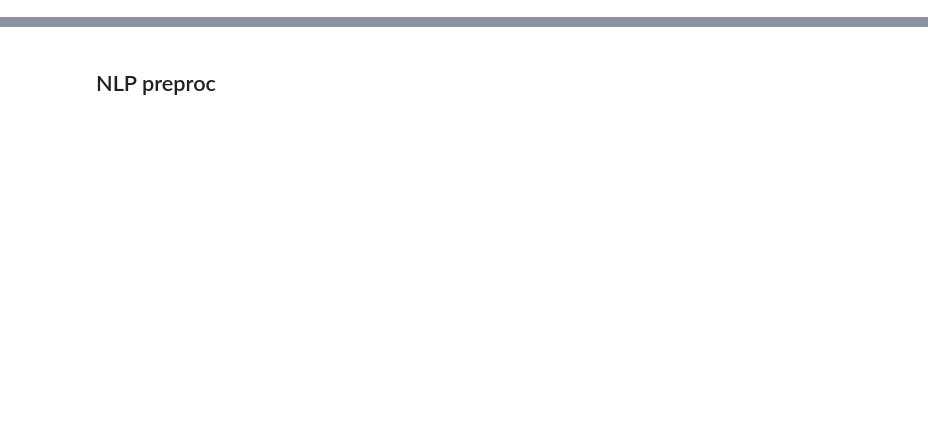
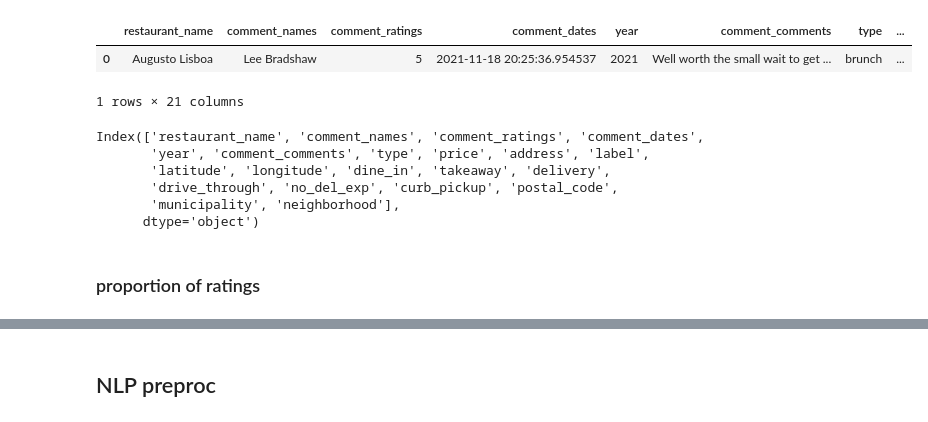
Before and after one commit to MalouO/small_business, a Jupyter notebook: notebooks/NLP_JB.ipynb, the cells around one changed output, grey strips where cells are left out. Drawn from its saved outputs; the diff is of its cells as text; code cells hidden in the pictures; blank space fills up the shorter version.

```diff
--- a/notebooks/NLP_JB.ipynb
+++ b/notebooks/NLP_JB.ipynb
@@ -14,0 +27,18 @@ filtered_df = pd.read_csv("../raw_data/merged_df.csv")
+# %%
+cleaned_merged_df = merged_df.drop(columns=['Unnamed: 0', 'review_count', 'rating'])
+cleaned_merged_df.head(1)
+# %% [output]
+|  | restaurant_name | comment_names | comment_ratings | comment_dates | year | comment_comments | type | ... |
+| 0 | Augusto Lisboa | Lee Bradshaw | 5 | 2021-11-18 20:25:36.954537 | 2021 | Well worth the small wait to get ... | brunch | ... |
+1 rows × 21 columns
+# %%
+cleaned_merged_df.columns
+# %% [output]
+Index(['restaurant_name', 'comment_names', 'comment_ratings', 'comment_dates',
+       'year', 'comment_comments', 'type', 'price', 'address', 'label',
+       'latitude', 'longitude', 'dine_in', 'takeaway', 'delivery',
+       'drive_through', 'no_del_exp', 'curb_pickup', 'postal_code',
+       'municipality', 'neighborhood'],
+      dtype='object')
+# %% [markdown]
+### proportion of ratings
```
Also changed, not shown: parts of 39 cells of this notebook, 2 other files.
